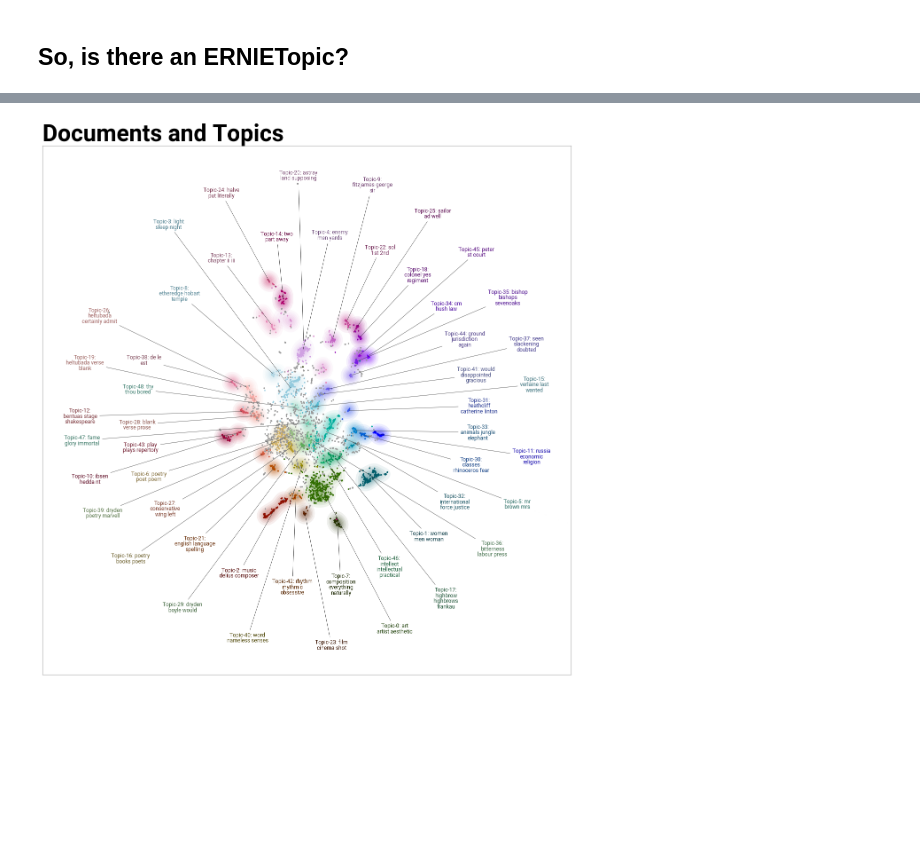
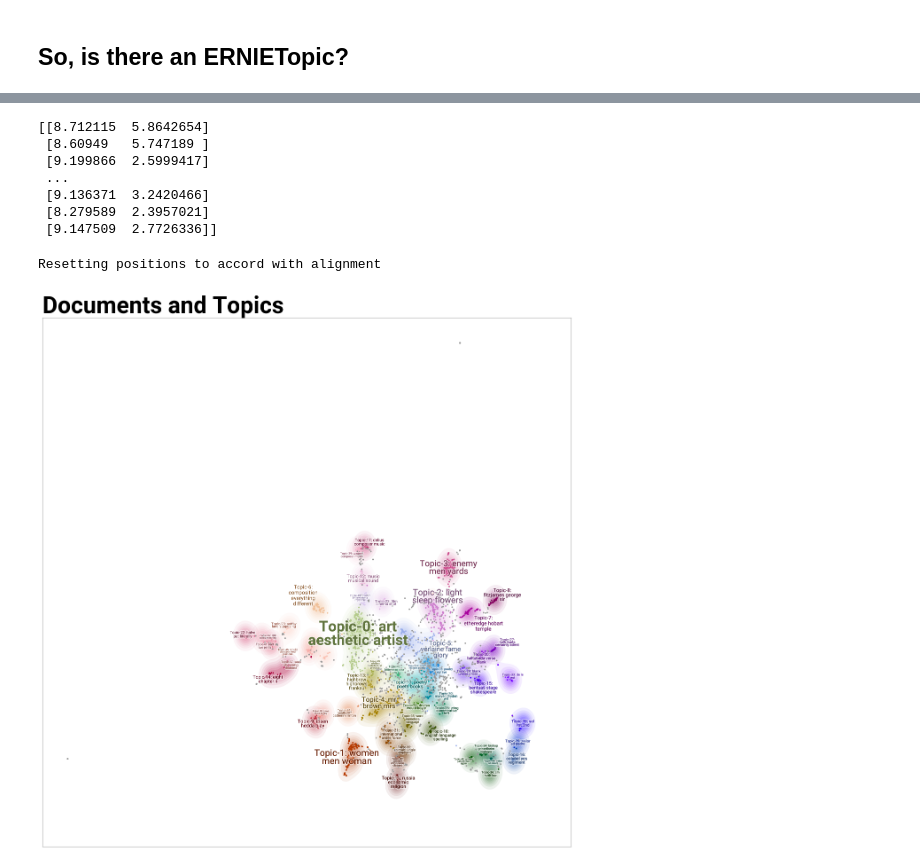
Before and after one commit to JoshuaAPhillips/hogarth-essays, a Jupyter notebook: bertopic.ipynb, the cells around one changed output, grey strips where cells are left out. Drawn from its saved outputs; the diff is of its cells as text; code cells hidden in the pictures; blank space fills up the shorter version.

Commit message:
oookay, managed to get datamap vis workign with reduced embeddings, now just need to trim and tame

```diff
--- a/bertopic.ipynb
+++ b/bertopic.ipynb
@@ -80,11 +79,22 @@ topic_model.get_topic(similar_topics[0])
 # %%
-topic_model = topic_model.load("./output/bertopic_model")
+topic_model.load("./output/bertopic_model")
 docs = training_data["TEXT"]
-reduced_embeddings = UMAP(n_neighbors=10, n_components=2, min_dist=0.0, metric='cosine').fit_transform(embeddings)
+#reduced_embeddings = UMAP(n_neighbors=10, n_components=2, min_dist=0.0, metric='cosine').fit_transform(embeddings)
 
-topic_model.get_topic(0)
+datamap = topic_model.visualize_document_datamap(
+  docs,
+  reduced_embeddings=reduced_embeddings,
+  label_over_points=True,
+  dynamic_label_size=True)
 
-datamap = topic_model.visualize_document_datamap(docs, reduced_embeddings=reduced_embeddings)
-datamap.savefig("./output/datamap.png")
+#datamap.savefig("./output/datamap.png")
 # %% [output]
+[[8.712115  5.8642654]
+ [8.60949   5.747189 ]
+ [9.199866  2.5999417]
+ ...
+ [9.136371  3.2420466]
+ [8.279589  2.3957021]
+ [9.147509  2.7726336]]
+Resetting positions to accord with alignment
-[figure, old version]
+[figure, new version]
```
Also changed, not shown: parts of 2 cells of this notebook.
